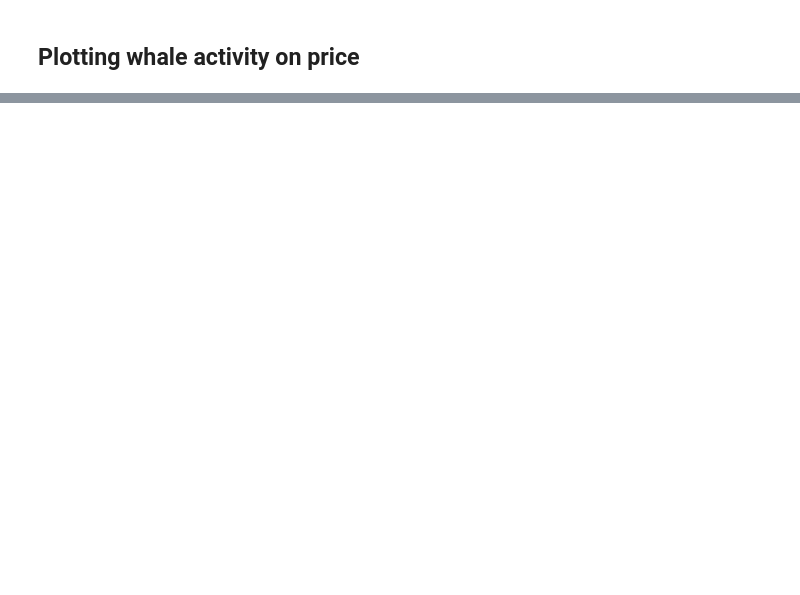
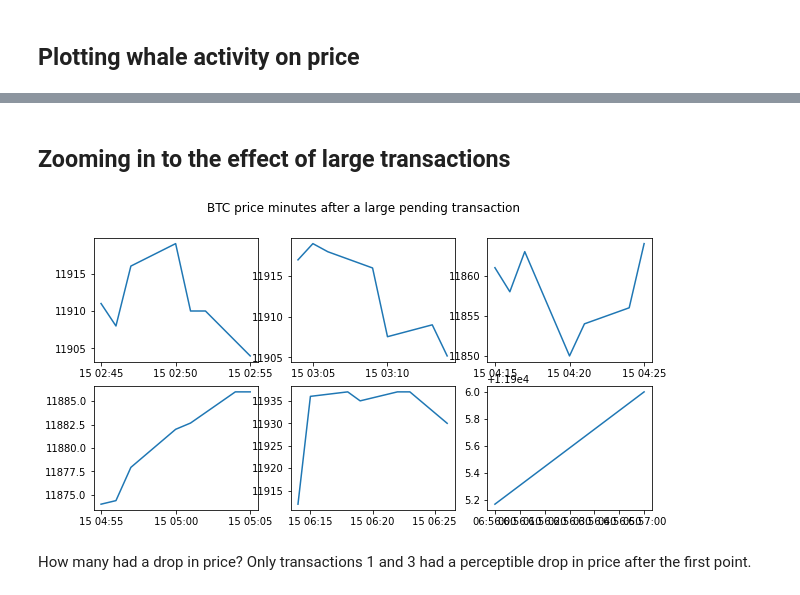
Before and after one commit to amberdata/evan-blog-posts, a Jupyter notebook: txn-mempool/notebooks/1.0-ea-analysis.ipynb, the cells around one changed output, grey strips where cells are left out. Saved outputs shown, nothing was run; the diff lists cells and outputs as text; code cells hidden in the pictures; blank space fills up the shorter version.

```diff
--- a/txn-mempool/notebooks/1.0-ea-analysis.ipynb
+++ b/txn-mempool/notebooks/1.0-ea-analysis.ipynb
@@ -210,0 +215,38 @@ data_sorted[(data_sorted.timestamp > start) & (data_sorted.timestamp < end)].ilo
+# %% [markdown]
+## Zooming in to the effect of large transactions
+# %%
+# make a column in ohlcv data if there was a top transaction
+ohlcv["top_txn"] = ohlcv.index.isin(data_sorted.head(n_txn).ts_minute)
+# %%
+i = 0              # initializing i
+win_size = 7       # the window size after a large txn
+windows = []       # an array for saving our windows
+
+# iterate through the ohlcv data
+while i <= len(ohlcv):
+    # if the transaction is a large transaction
+    if ohlcv.iloc[i, -1] == True:
+        # save the txn and the minutes after
+        windows.append(ohlcv.iloc[i:i+win_size])
+        # increment the window to move past the current frame
+        i += win_size - 1
+    # increment the window normally
+    i += 1
+# %%
+# let's plot each of the windows
+# making the subplots
+fig, axs = plt.subplots(2, 3, figsize=(10, 5))
+
+#
+for i, win in enumerate(windows):
+    if i < 3:
+        axs[0][i].plot(win.close)
+    else:
+        axs[1][i-3].plot(win.close)
+
+fig.suptitle("BTC price minutes after a large pending transaction")
+plt.show()
+# %% [output]
+[figure, added]
+# %% [markdown]
+How many had a drop in price? Only transactions 1 and 3 had a perceptible drop in price after the first point.
```
Also changed, not shown: parts of 19 cells of this notebook, 3 other files.
